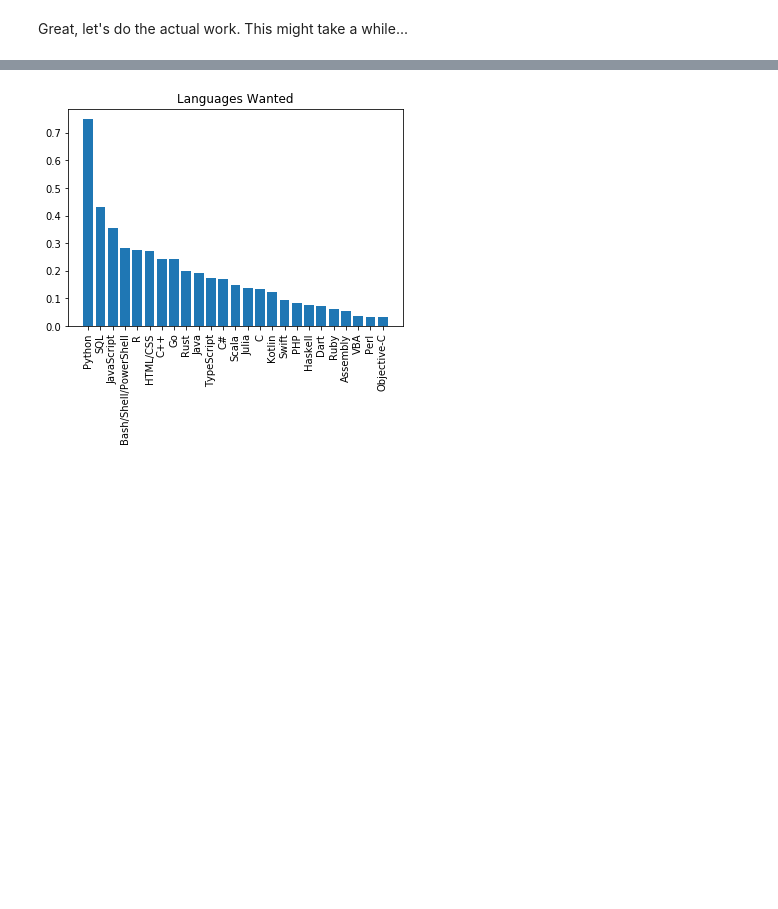
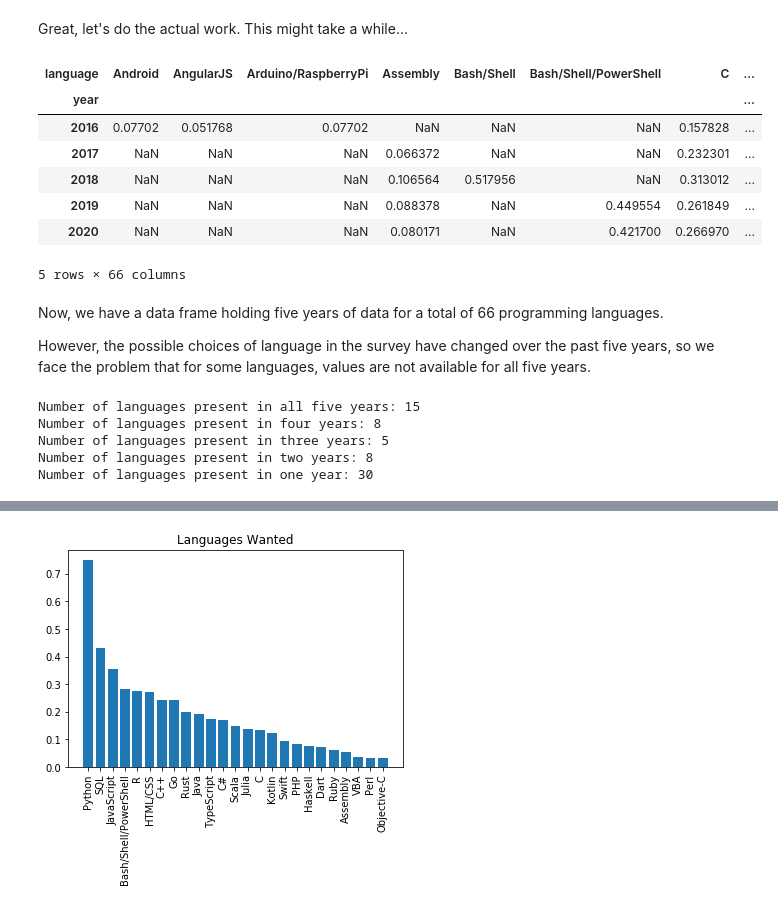
Before and after one commit to kschuessler/stackoverflow_dev_trends, a Jupyter notebook: Stackoverflow_Survey_Technology_Radar_2020.ipynb, the cells around one changed output, grey strips where cells are left out. Cells and saved outputs as stored; diff of their text form; code cells hidden in the pictures; blank space fills up the shorter version.

```diff
--- a/Stackoverflow_Survey_Technology_Radar_2020.ipynb
+++ b/Stackoverflow_Survey_Technology_Radar_2020.ipynb
@@ -215,3 +234,33 @@ def language_perc_over_time(years):
 Great, let's do the actual work. This might take a while...
 # %%
 df_timetrend = language_perc_over_time([2016,2017,2018,2019,2020])
+# %%
+df_timetrend
+# %% [output]
+| language | Android | AngularJS | Arduino/RaspberryPi | Assembly | Bash/Shell | Bash/Shell/PowerShell | C | ... |
+| year |  |  |  |  |  |  |  | ... |
+| 2016 | 0.07702 | 0.051768 | 0.07702 | NaN | NaN | NaN | 0.157828 | ... |
+| 2017 | NaN | NaN | NaN | 0.066372 | NaN | NaN | 0.232301 | ... |
+| 2018 | NaN | NaN | NaN | 0.106564 | 0.517956 | NaN | 0.313012 | ... |
+| 2019 | NaN | NaN | NaN | 0.088378 | NaN | 0.449554 | 0.261849 | ... |
+| 2020 | NaN | NaN | NaN | 0.080171 | NaN | 0.421700 | 0.266970 | ... |
+5 rows × 66 columns
+# %% [markdown]
+Now, we have a data frame holding five years of data for a total of 66 programming languages.
+
+However, the possible choices of language in the survey have changed over the past five years, so we face the problem that for some languages, values are not available for all five years.
+# %%
+language_obs_count = df_timetrend.count().reset_index()
+language_obs_count.rename(columns={0: 'count'}, inplace=True)
+
+print('Number of languages present in all five years:', len(language_obs_count[language_obs_count['count']==5]),
+     '\nNumber of languages present in four years:', len(language_obs_count[language_obs_count['count']==4]),
+     '\nNumber of languages present in three years:', len(language_obs_count[language_obs_count['count']==3]),
+     '\nNumber of languages present in two years:', len(language_obs_count[language_obs_count['count']==2]),
+     '\nNumber of languages present in one year:', len(language_obs_count[language_obs_count['count']==1]))
+# %% [output]
+Number of languages present in all five years: 15
+Number of languages present in four years: 8
+Number of languages present in three years: 5
+Number of languages present in two years: 8
+Number of languages present in one year: 30
```
Also changed, not shown: parts of 22 cells of this notebook.
